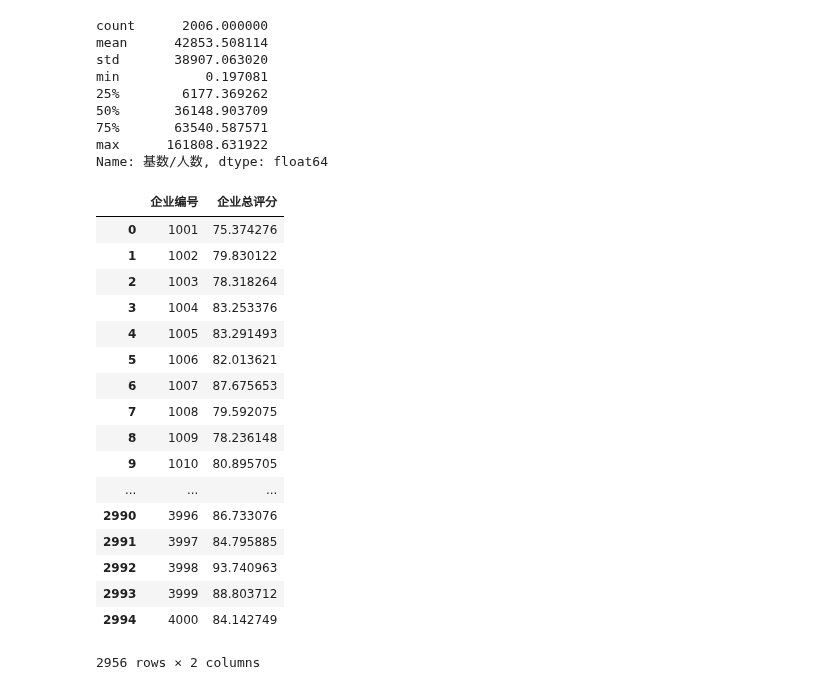
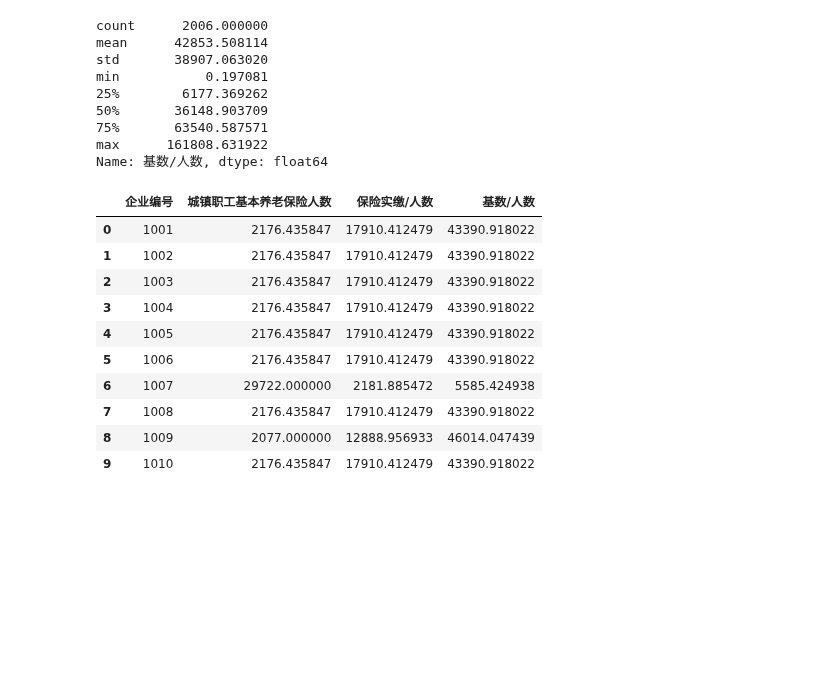
Before and after one commit to AlanConstantine/ISI-WorldCup2019, a Jupyter notebook: Code/FeatureEngineering/CombineNoFinancialData.ipynb, the cells around one changed output. Saved outputs shown, nothing was run; the diff lists cells and outputs as text; code cells hidden in the pictures; blank space fills up the shorter version.

Commit message:
CombineNoFinancialData

```diff
--- a/Code/FeatureEngineering/CombineNoFinancialData.ipynb
+++ b/Code/FeatureEngineering/CombineNoFinancialData.ipynb
@@ -42,6 +42,8 @@ memory usage: 46.9 KB
 # %%
 df_rating = df_rating.drop_duplicates()
 res['企业得分'] = df_rating
+# %%
+df_base = pd.DataFrame({'企业编号': df_rating['企业编号']})
 # %% [markdown]
 # 软著著作权
 # %%
@@ -1262,7 +1264,8 @@ def remove_outlier(df_in, col_name):
 combine_df_rm_outlier = remove_outlier(combine_df, '保险实缴/人数')
 combine_df_rm_outlier = remove_outlier(combine_df_rm_outlier, '基数/人数')
 combine_df_rm_outlier['企业编号'] = combine_df_rm_outlier.index
-combine_df_rm_outlier = combine_df_rm_outlier.set_index(np.arange(0, len(combine_df_rm_outlier)))
+combine_df_rm_outlier = combine_df_rm_outlier.set_index(
+    np.arange(0, len(combine_df_rm_outlier)))
 combine_df_rm_outlier.head(n=5)
 # %% [output]
 |  | 城镇职工基本养老保险人数 | 保险实缴/人数 | 基数/人数 | 企业编号 |
@@ -1297,30 +1300,31 @@ max      161808.631922
 Name: 基数/人数, dtype: float64
 # %%
 # combine_df_rm_outlier.head(n=5)
-# df_rating.merge(
-#     combine_df_rm_outlier, how='left', on='企业编号')
-df_rating
+combine_df_rm_outlier = combine_df_rm_outlier.drop_duplicates()
+merge_shebao = df_base.merge(
+    combine_df_rm_outlier, how='left', on='企业编号')
+merge_shebao['城镇职工基本养老保险人数'] = merge_shebao['城镇职工基本养老保险人数'].fillna(
+    merge_shebao['城镇职工基本养老保险人数'].mean())
+merge_shebao['保险实缴/人数'] = merge_shebao['保险实缴/人数'].fillna(
+    merge_shebao['保险实缴/人数'].mean())
+merge_shebao['基数/人数'] = merge_shebao['基数/人数'].fillna(
+    merge_shebao['基数/人数'].mean())
+merge_shebao.head(n=10)
+# df_rating
 # combine_df.loc[(combine_df['养老保险人数'].isnull()), '养老保险人数'] = combine_df.loc[(combine_df['养老保险人数'].isnull()), '养老保险实缴费金额'] / \
 #     combine_df.loc[(combine_df['养老保险人数'].isnull()), '保险实缴费金额/人数']
 # %% [output]
-|  | 企业编号 | 企业总评分 |
-| 0 | 1001 | 75.374276 |
-| 1 | 1002 | 79.830122 |
-| 2 | 1003 | 78.318264 |
-| 3 | 1004 | 83.253376 |
-| 4 | 1005 | 83.291493 |
-| 5 | 1006 | 82.013621 |
-| 6 | 1007 | 87.675653 |
-| 7 | 1008 | 79.592075 |
-| 8 | 1009 | 78.236148 |
-| 9 | 1010 | 80.895705 |
-| ... | ... | ... |
-| 2990 | 3996 | 86.733076 |
-| 2991 | 3997 | 84.795885 |
-| 2992 | 3998 | 93.740963 |
-| 2993 | 3999 | 88.803712 |
-| 2994 | 4000 | 84.142749 |
+|  | 企业编号 | 城镇职工基本养老保险人数 | 保险实缴/人数 | 基数/人数 |
+| 0 | 1001 | 2176.435847 | 17910.412479 | 43390.918022 |
+| 1 | 1002 | 2176.435847 | 17910.412479 | 43390.918022 |
+| 2 | 1003 | 2176.435847 | 17910.412479 | 43390.918022 |
+| 3 | 1004 | 2176.435847 | 17910.412479 | 43390.918022 |
+| 4 | 1005 | 2176.435847 | 17910.412479 | 43390.918022 |
+| 5 | 1006 | 2176.435847 | 17910.412479 | 43390.918022 |
+| 6 | 1007 | 29722.000000 | 2181.885472 | 5585.424938 |
+| 7 | 1008 | 2176.435847 | 17910.412479 | 43390.918022 |
+| 8 | 1009 | 2077.000000 | 12888.956933 | 46014.047439 |
+| 9 | 1010 | 2176.435847 | 17910.412479 | 43390.918022 |
-2956 rows × 2 columns
 # %%
 # combine_df['保险实缴费金额/人数'] = combine_df['保险实缴费金额/人数'].replace(np.inf, np.nan)
 # combine_df['保险实缴费金额/人数']
```
